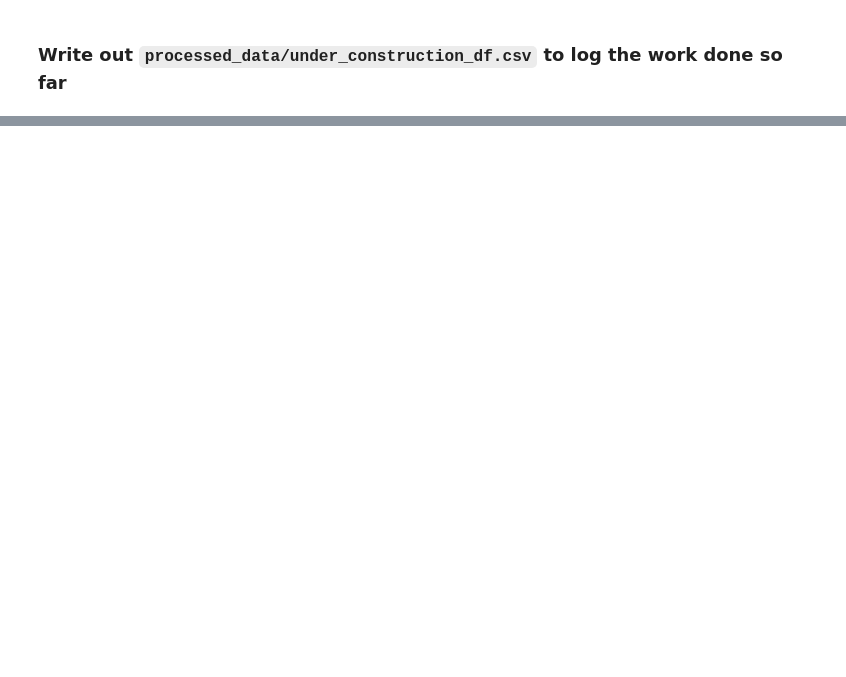
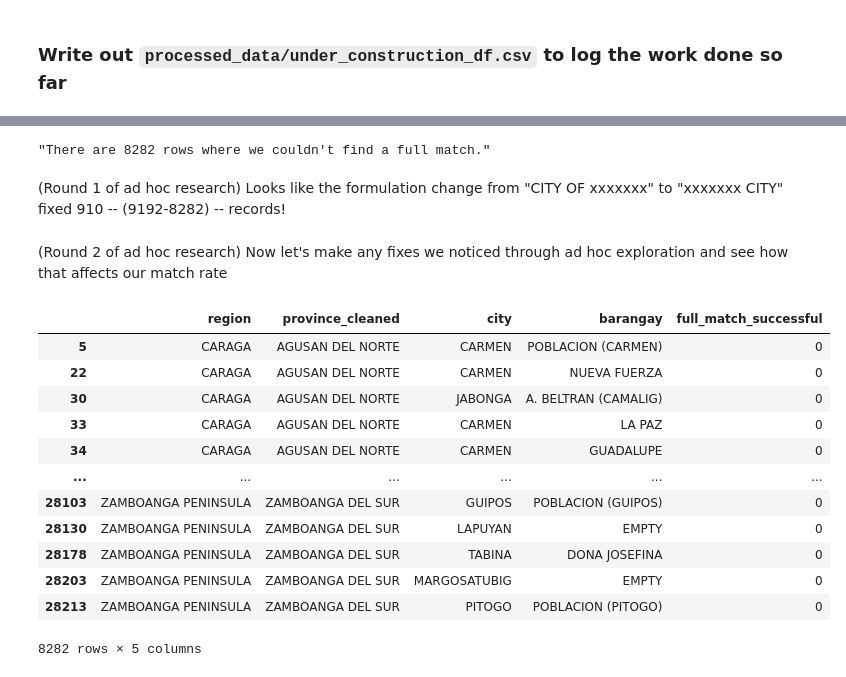
Before and after one commit to caremin-tech/ph-mapping, a Jupyter notebook: data_cleaning_workstream/data_cleaning_workbook.ipynb, the cells around one changed output, grey strips where cells are left out. Saved outputs shown, nothing was run; the diff lists cells and outputs as text; code cells hidden in the pictures; blank space fills up the shorter version.

```diff
--- a/data_cleaning_workstream/data_cleaning_workbook.ipynb
+++ b/data_cleaning_workstream/data_cleaning_workbook.ipynb
@@ -326,0 +485,22 @@ under_construction_df.to_csv(path_or_buf="processed_data/under_construction_df.c
+# %%
+# using another merge back on the ssot_df to see how much that fix helped our match rate
+just_geo_names_df = pd.merge(
+    just_geo_names_df,
+    ssot_df,
+    how="left",
+    left_on=["province_cleaned", "city", "barangay"],
+    right_on=["province", "city", "barangay"],
+)
+
+# adding the variable for successful flagging
+just_geo_names_df = just_geo_names_df.assign(
+    full_match_successful=just_geo_names_df.apply(flag_successful_full_matches, axis=1)
+)
+
+# removing unneeded columns
+just_geo_names_df = just_geo_names_df.loc[
+    :, ["region", "province_cleaned", "city", "barangay", "full_match_successful"]
+]
+
+# inspecting the df
+just_geo_names_df.head()
@@ -326,0 +514,28 @@ under_construction_df.to_csv(path_or_buf="processed_data/under_construction_df.c
+# %%
+# checking number of yet-to-be-matched geo names
+problematic_geo_names = just_geo_names_df.loc[
+    just_geo_names_df["full_match_successful"] == 0, :
+]
+f"There are {len(problematic_geo_names)} rows where we couldn't find a full match."
+# %% [output]
+"There are 8282 rows where we couldn't find a full match."
+# %% [markdown]
+(Round 1 of ad hoc research) Looks like the formulation change from "CITY OF xxxxxxx" to "xxxxxxx CITY" fixed 910 -- (9192-8282) -- records!
+# %% [markdown]
+(Round 2 of ad hoc research) Now let's make any fixes we noticed through ad hoc exploration and see how that affects our match rate
+# %%
+problematic_geo_names
+# %% [output]
+|  | region | province_cleaned | city | barangay | full_match_successful |
+| 5 | CARAGA | AGUSAN DEL NORTE | CARMEN | POBLACION (CARMEN) | 0 |
+| 22 | CARAGA | AGUSAN DEL NORTE | CARMEN | NUEVA FUERZA | 0 |
+| 30 | CARAGA | AGUSAN DEL NORTE | JABONGA | A. BELTRAN (CAMALIG) | 0 |
+| 33 | CARAGA | AGUSAN DEL NORTE | CARMEN | LA PAZ | 0 |
+| 34 | CARAGA | AGUSAN DEL NORTE | CARMEN | GUADALUPE | 0 |
+| ... | ... | ... | ... | ... | ... |
+| 28103 | ZAMBOANGA PENINSULA | ZAMBOANGA DEL SUR | GUIPOS | POBLACION (GUIPOS) | 0 |
+| 28130 | ZAMBOANGA PENINSULA | ZAMBOANGA DEL SUR | LAPUYAN | EMPTY | 0 |
+| 28178 | ZAMBOANGA PENINSULA | ZAMBOANGA DEL SUR | TABINA | DONA JOSEFINA | 0 |
+| 28203 | ZAMBOANGA PENINSULA | ZAMBOANGA DEL SUR | MARGOSATUBIG | EMPTY | 0 |
+| 28213 | ZAMBOANGA PENINSULA | ZAMBOANGA DEL SUR | PITOGO | POBLACION (PITOGO) | 0 |
+8282 rows × 5 columns
```
Also changed, not shown: parts of 20 cells of this notebook, 3 other files.
